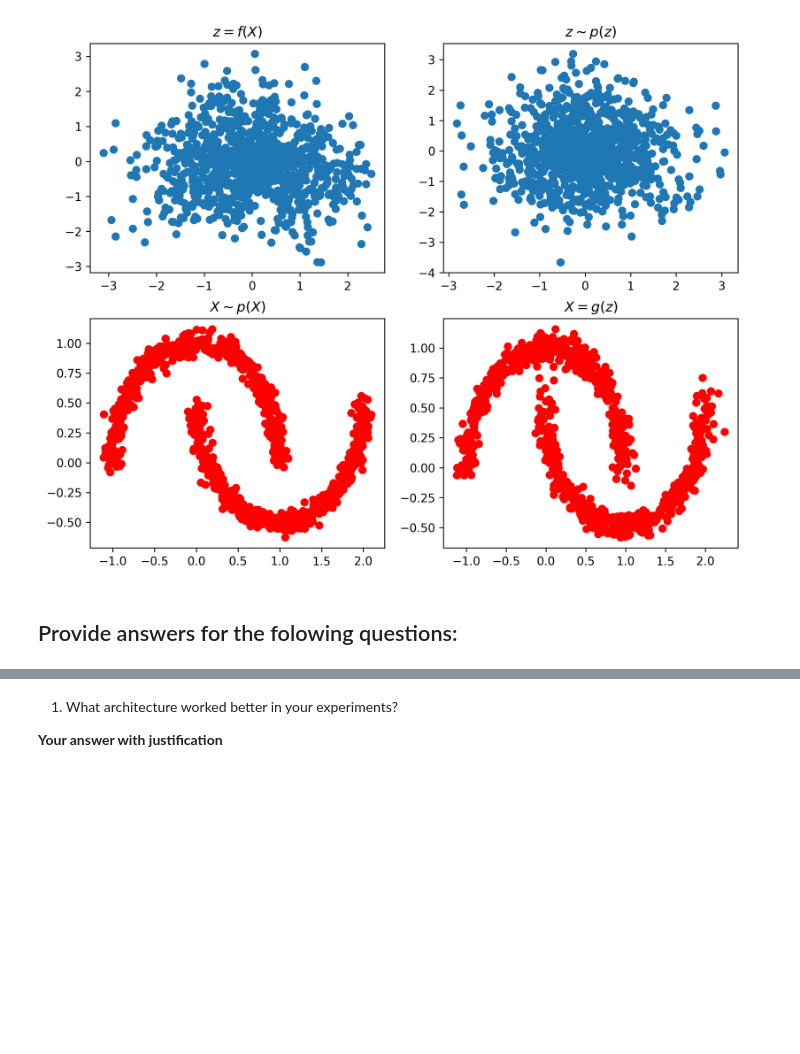
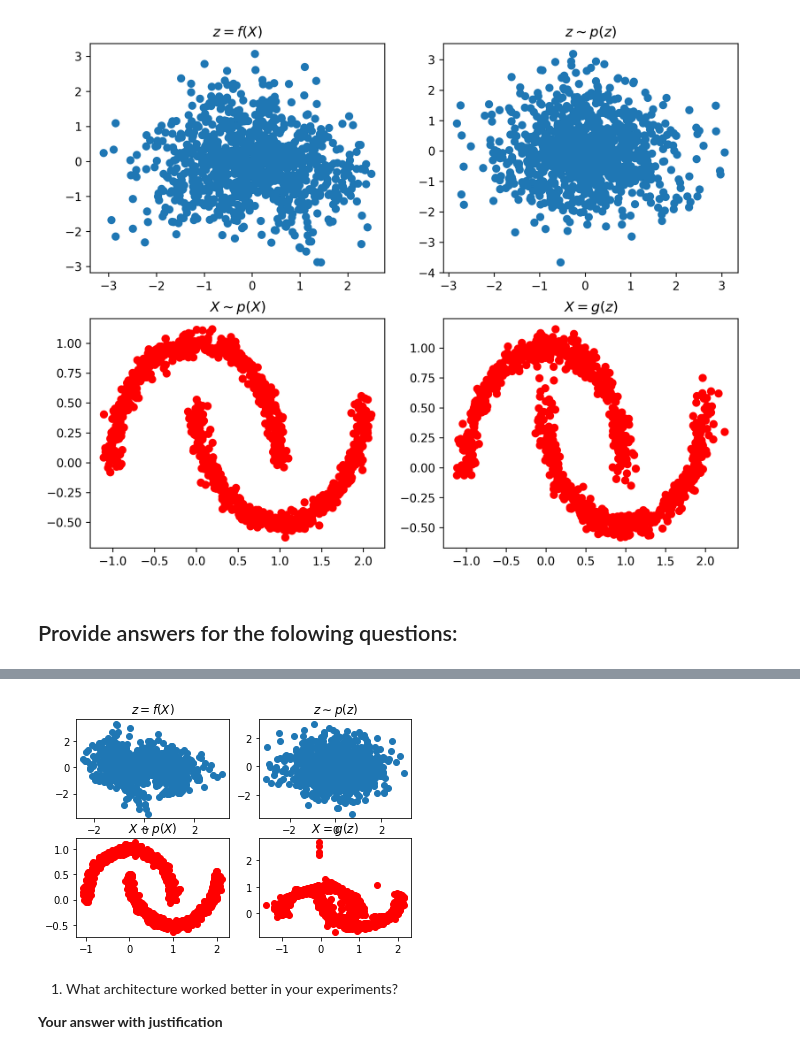
Before and after one commit to Tikhon239/HSE, a Jupyter notebook: BayesML/NF/nf-assignment.ipynb, the cells around one changed output, grey strips where cells are left out. Drawn from its saved outputs; the diff is of its cells as text; code cells hidden in the pictures; blank space fills up the shorter version.

```diff
--- a/BayesML/NF/nf-assignment.ipynb
+++ b/BayesML/NF/nf-assignment.ipynb
@@ -120,7 +120,7 @@ class RealNVP(nn.Module):
     def fit(self, batch_size=100, steps=5001, lr=1e-3):
         optimizer = torch.optim.Adam(self.parameters(), lr=lr)
 
-        for step in range(5001):
+        for step in range(steps):
             noisy_moons = datasets.make_moons(n_samples=batch_size, noise=.05)
             batch = torch.tensor(
                 noisy_moons[0],
@@ -368,0 +358,17 @@ iter 1000: loss = 0.623
+# %%
+# проверка с изначальными параметрами
+args = {
+    'x_dim': 2,
+    'hidden_dim': 256,
+    'n_layers': 3,
+    's_last_activation': 'tanh',
+    't_last_activation': 'none',
+    'number_of_coupling_layers': 6,
+    'device': torch.device("cuda" if torch.cuda.is_available() else "cpu")
+}
+
+train_args = {
+    'batch_size': 100,
+    'steps': 5001,
+    'lr': 1e-3
+}
@@ -370 +398,12 @@ iter 1000: loss = 0.623
 flow.visualization(n_samples=1000)
+# %%
+# увеличим количество слоев
+args['n_layers'] = 5
+
+flow = get_flow_model(**args)
+# %%
+
+
+flow.fit(**train_args)
+flow.visualization(n_samples=1000)
+# %% [output]
@@ -370,0 +421 @@ flow.visualization(n_samples=1000)
+[figure, added]
```
Also changed, not shown: parts of 6 cells of this notebook.
